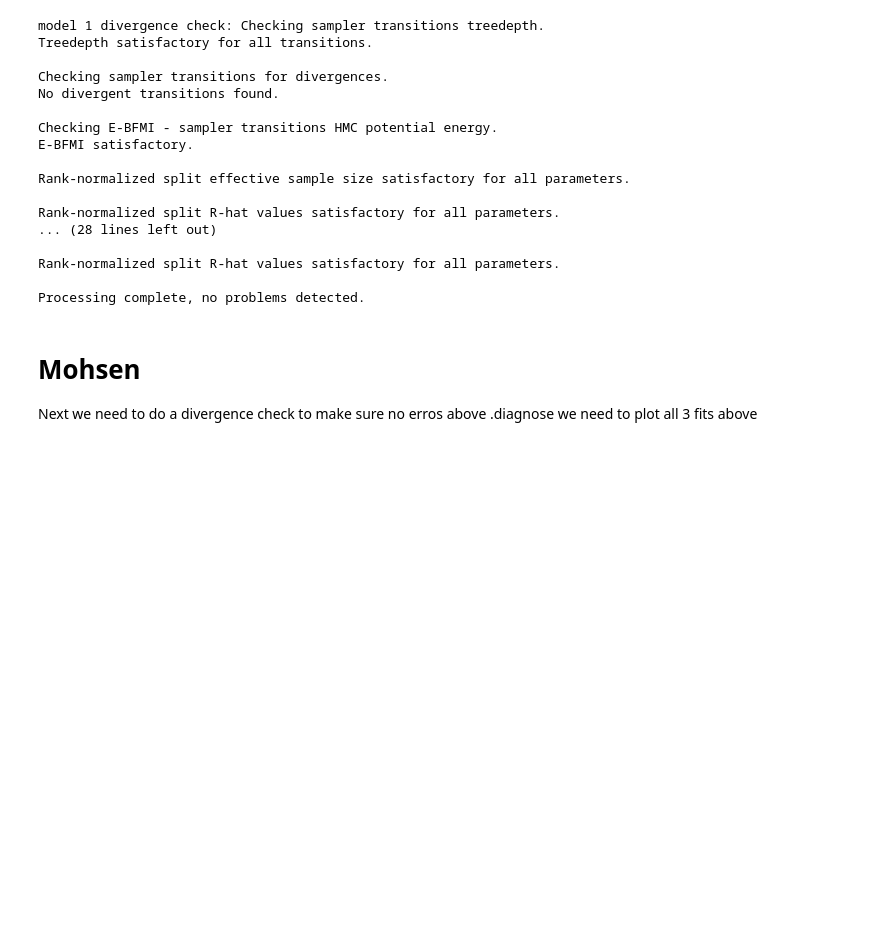
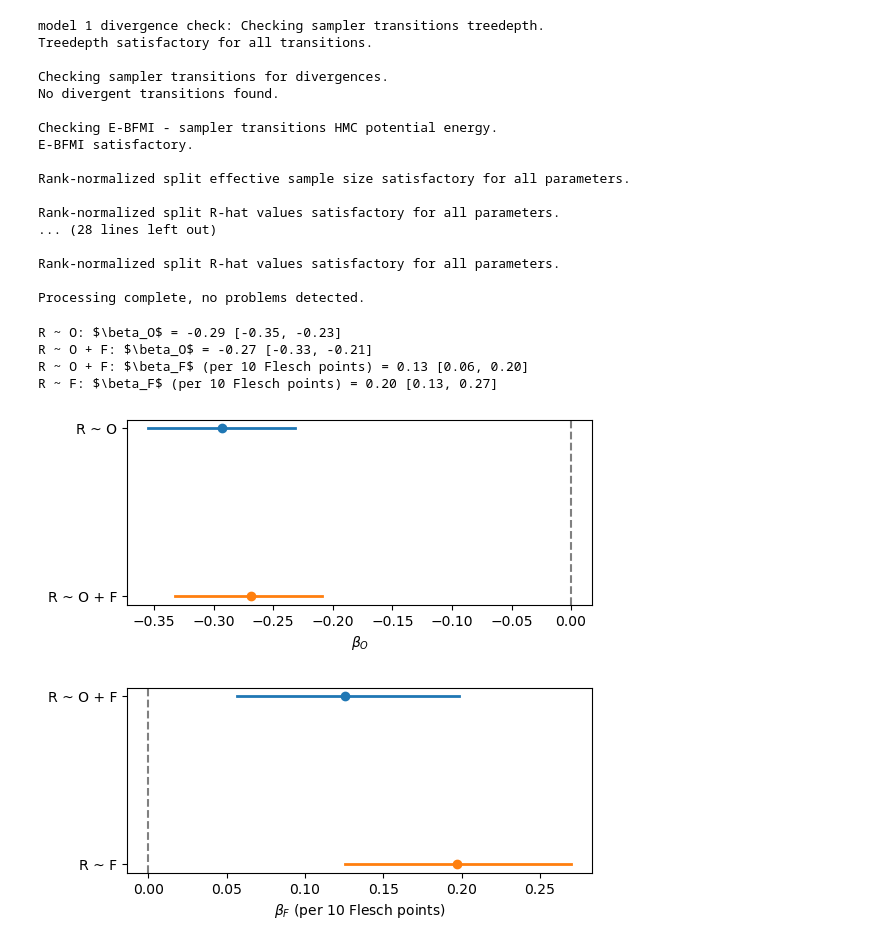
Before and after one commit to marobinette/bayesian_statistics, a Jupyter notebook: portfolio/3/portfolio.ipynb, the cells around one changed output. Cells and saved outputs as stored; diff of their text form; code cells hidden in the pictures; blank space fills up the shorter version.

```diff
--- a/portfolio/3/portfolio.ipynb
+++ b/portfolio/3/portfolio.ipynb
@@ -169,4 +169,36 @@ def plot_regression(fit_1, fit_2, title="", target=None):
         plt.axvline(target, color="C0", linestyle=":")
 
     plt.savefig(f"figures/{title}.png", bbox_inches="tight", dpi=300)
+
+def plot_slopes(models, xlabel, title=None, target=None):
+    """models: list of (label, fit, k), where k is the column of beta to plot
+    (0 = intercept, 1 = first slope, 2 = second slope)."""
+    fig, ax = plt.subplots(figsize=(6, 0.8 + 0.8 * len(models)))
+    for row, (label, fit, k) in enumerate(models):
+        b = fit.stan_variable("beta")[:, k]
+        lo, hi = np.quantile(b, [0.05, 0.95])
+        print(f"{label}: {xlabel} = {b.mean():.2f} [{lo:.2f}, {hi:.2f}]")
+        ax.plot([lo, hi], [row, row], color=f"C{row}", lw=2)
+        ax.plot(b.mean(), row, "o", color=f"C{row}")
+    ax.set_yticks(range(len(models)), [m[0] for m in models])
+    ax.invert_yaxis()
+    ax.axvline(0, color="0.5", linestyle="--")
+    if target is not None:
+        ax.axvline(target, color="k", linestyle=":")
+    ax.set_xlabel(xlabel)
+    if title:
+        fig.savefig(f"figures/{title}.png", bbox_inches="tight", dpi=300)
+
+
+ALPHA_MEAN, ALPHA_SD, BETA_SD = 8, 1, 0.5
+priors = dict(alpha_mean=ALPHA_MEAN, alpha_sd=ALPHA_SD, beta_sd=BETA_SD)
+
+def center(x):
+    """Subtract the mean. Shifts the variable but does not rescale it, so slopes keep their units."""
+    x = np.asarray(x, dtype=float)
+    return x - x.mean()
+
+o_centered = center(sites['O'])
+f_centered = center(sites['F'] / 10)
+r_log = sites['R']
 # %% [output]
@@ -272,13 +349,6 @@ generated quantities {
 pp_path = Path("prior_predictive.stan")
 pp_path.write_text(prior_predictive_stan)
 pp_model = CmdStanModel(stan_file=str(pp_path))
-
-# The blue curves now cluster around 5 to 10 instead of running from 1 to 17,
-# and the centers of the curves sit inside the dashed lines.
-# Centering removed the slope-times-uncentered-predictor effect
-
-o_centered = sites['O'] - sites['O'].mean()
-f_centered = sites['F'] / 10 - (sites['F'] / 10).mean()
 
 X_real_c = np.column_stack([np.ones(len(sites)), o_centered, f_centered])
 pp_data_c = dict(N=len(sites), K=3, X=X_real_c, alpha_mean=8, alpha_sd=1, beta_sd=0.5)
@@ -381,7 +441,16 @@ Rank-normalized split R-hat values satisfactory for all parameters.
 Rank-normalized split R-hat values satisfactory for all parameters.
 
 Processing complete, no problems detected.
-# %% [markdown]
-# Mohsen
-Next we need to do a divergence check to make sure no erros above .diagnose
-we need to plot all 3 fits above
+# %%
+plot_slopes([("R ~ O", real_fit1, 1), ("R ~ O + F", real_fit2, 1)],
+            r"$\beta_O$", "real_beta_O")
+
+plot_slopes([("R ~ O + F", real_fit2, 2), ("R ~ F", real_fit3, 1)],
+            r"$\beta_F$ (per 10 Flesch points)", "real_beta_F")
+# %% [output]
+R ~ O: $\beta_O$ = -0.29 [-0.35, -0.23]
+R ~ O + F: $\beta_O$ = -0.27 [-0.33, -0.21]
+R ~ O + F: $\beta_F$ (per 10 Flesch points) = 0.13 [0.06, 0.20]
+R ~ F: $\beta_F$ (per 10 Flesch points) = 0.20 [0.13, 0.27]
+[figure, added]
+[figure, added]
```
Also changed, not shown: parts of 7 cells of this notebook, 4 other files.
